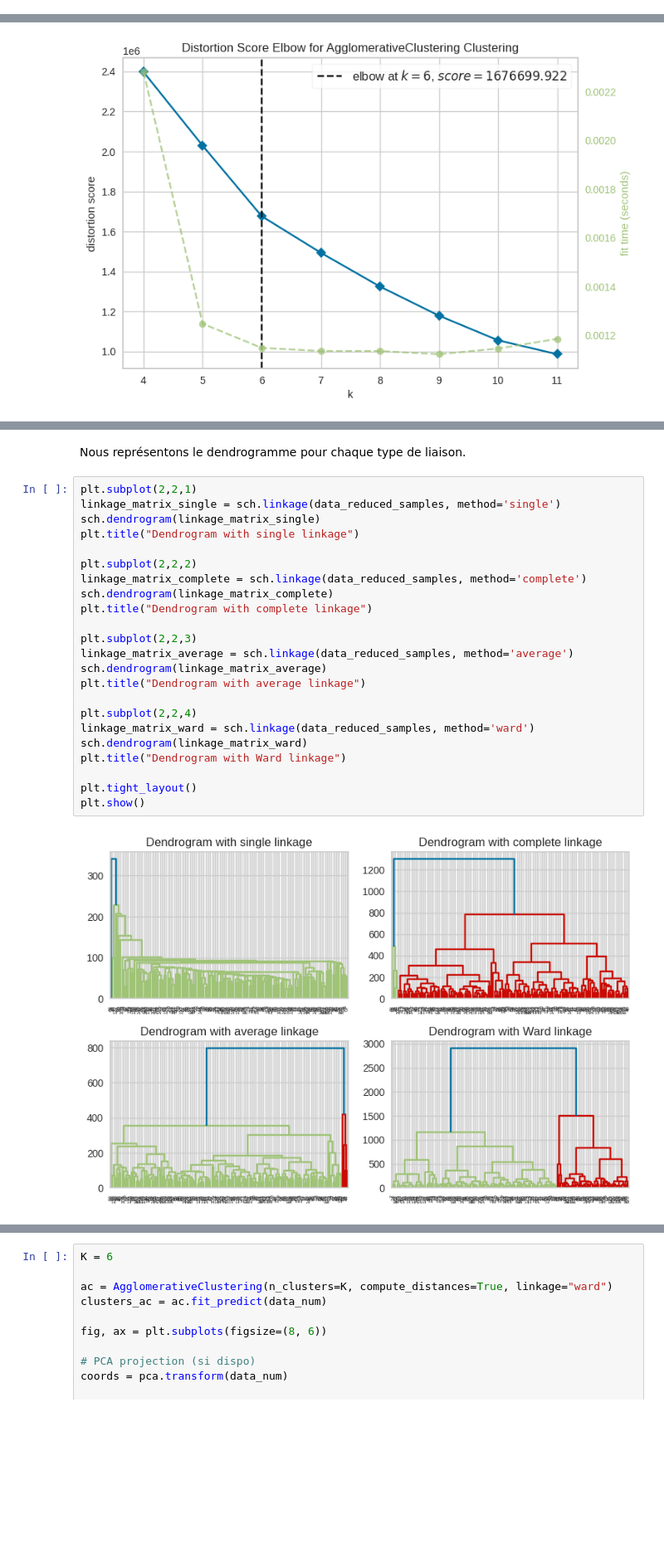
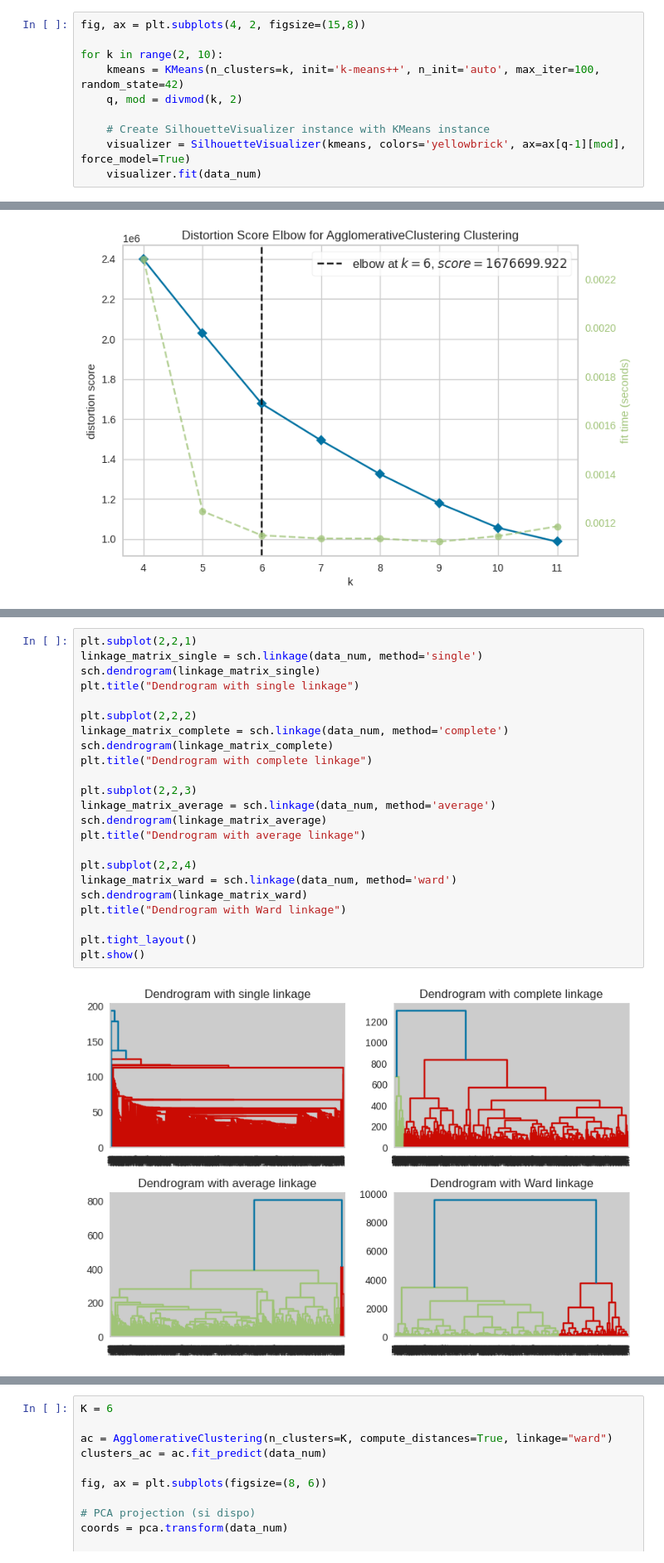
Before and after one commit to Clara-Lst/Projet_AD, a Jupyter notebook: AD-projet-python -clustering-clara.ipynb, the cells around one changed output, grey strips where cells are left out. Shown at 83% size. Drawn from its saved outputs; the diff is of its cells as text; blank space fills up the shorter version.

Commit message:
recherche de sens dans le clustering : echec & debut clustering sur mca

```diff
--- a/AD-projet-python -clustering-clara.ipynb
+++ b/AD-projet-python -clustering-clara.ipynb
@@ -583,0 +529,10 @@ plt.show()
+# %%
+fig, ax = plt.subplots(4, 2, figsize=(15,8))
+
+for k in range(2, 10):
+    kmeans = KMeans(n_clusters=k, init='k-means++', n_init='auto', max_iter=100, random_state=42)
+    q, mod = divmod(k, 2)
+
+    # Create SilhouetteVisualizer instance with KMeans instance
+    visualizer = SilhouetteVisualizer(kmeans, colors='yellowbrick', ax=ax[q-1][mod], force_model=True)
+    visualizer.fit(data_num)
@@ -651,28 +624,26 @@ Donc on choisirai plutot 6 clusters.
-# %% [markdown]
-Nous représentons le dendrogramme pour chaque type de liaison.
 # %%
 plt.subplot(2,2,1)
-linkage_matrix_single = sch.linkage(data_reduced_samples, method='single')
+linkage_matrix_single = sch.linkage(data_num, method='single')
 sch.dendrogram(linkage_matrix_single)
 plt.title("Dendrogram with single linkage")
 
 plt.subplot(2,2,2)
-linkage_matrix_complete = sch.linkage(data_reduced_samples, method='complete')
+linkage_matrix_complete = sch.linkage(data_num, method='complete')
 sch.dendrogram(linkage_matrix_complete)
 plt.title("Dendrogram with complete linkage")
 
 plt.subplot(2,2,3)
-linkage_matrix_average = sch.linkage(data_reduced_samples, method='average')
+linkage_matrix_average = sch.linkage(data_num, method='average')
 sch.dendrogram(linkage_matrix_average)
 plt.title("Dendrogram with average linkage")
 
 plt.subplot(2,2,4)
-linkage_matrix_ward = sch.linkage(data_reduced_samples, method='ward')
+linkage_matrix_ward = sch.linkage(data_num, method='ward')
 sch.dendrogram(linkage_matrix_ward)
 plt.title("Dendrogram with Ward linkage")
 
 plt.tight_layout()
 plt.show()
 # %% [output]
-[figure, old version]
+[figure, new version]
 # %% [markdown]
```
Also changed, not shown: parts of 75 cells of this notebook.
